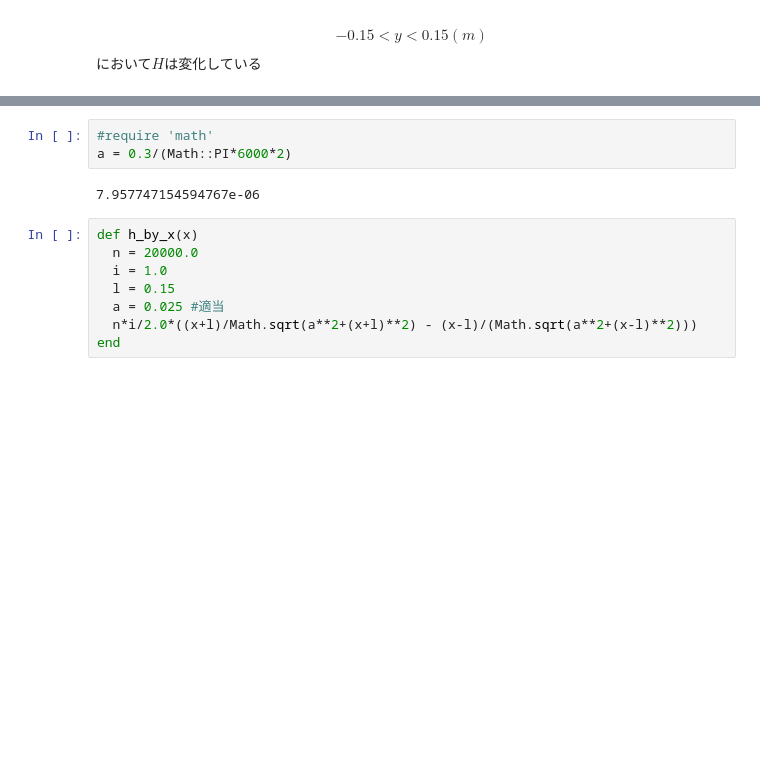
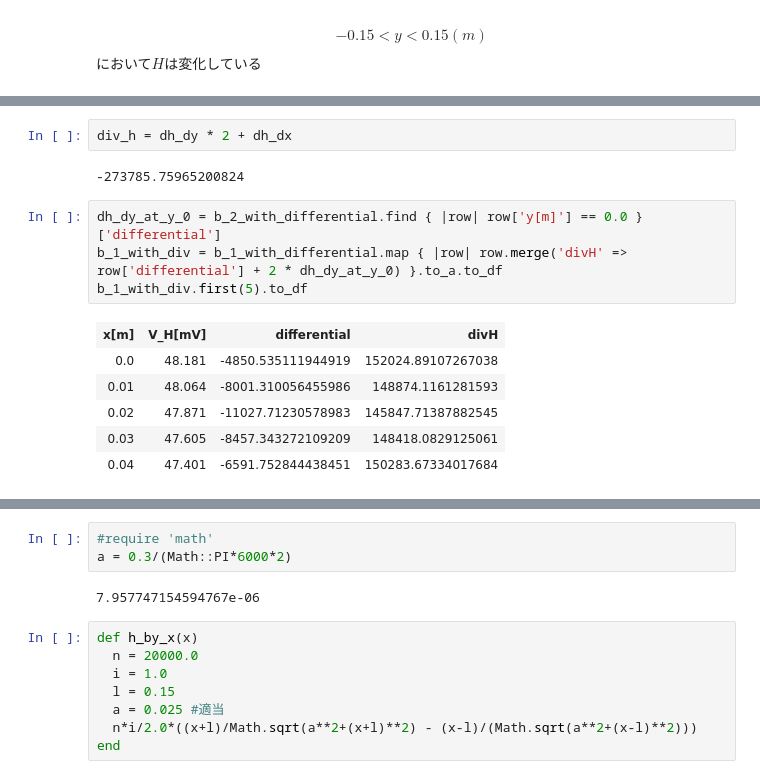
Before and after one commit to genya0407/butsurigaku_jikken, a Jupyter notebook: 2017_10_13/analisys.ipynb, the cells around one changed output, grey strips where cells are left out. Drawn from its saved outputs; the diff is of its cells as text; blank space fills up the shorter version.

```diff
--- a/2017_10_13/analisys.ipynb
+++ b/2017_10_13/analisys.ipynb
@@ -317,0 +302,15 @@ NoMethodError: undefined method `find' for nil:NilClass
+# %%
+div_h = dh_dy * 2 + dh_dx
+# %% [output]
+-273785.75965200824
+# %%
+dh_dy_at_y_0 = b_2_with_differential.find { |row| row['y[m]'] == 0.0 }['differential']
+b_1_with_div = b_1_with_differential.map { |row| row.merge('divH' => row['differential'] + 2 * dh_dy_at_y_0) }.to_a.to_df
+b_1_with_div.first(5).to_df
+# %% [output]
+| x[m] | V_H[mV] | differential | divH |
+| 0.0 | 48.181 | -4850.535111944919 | 152024.89107267038 |
+| 0.01 | 48.064 | -8001.310056455986 | 148874.1161281593 |
+| 0.02 | 47.871 | -11027.71230578983 | 145847.71387882545 |
+| 0.03 | 47.605 | -8457.343272109209 | 148418.0829125061 |
+| 0.04 | 47.401 | -6591.752844438451 | 150283.67334017684 |
```
Also changed, not shown: parts of 28 cells of this notebook, 5 other files.
